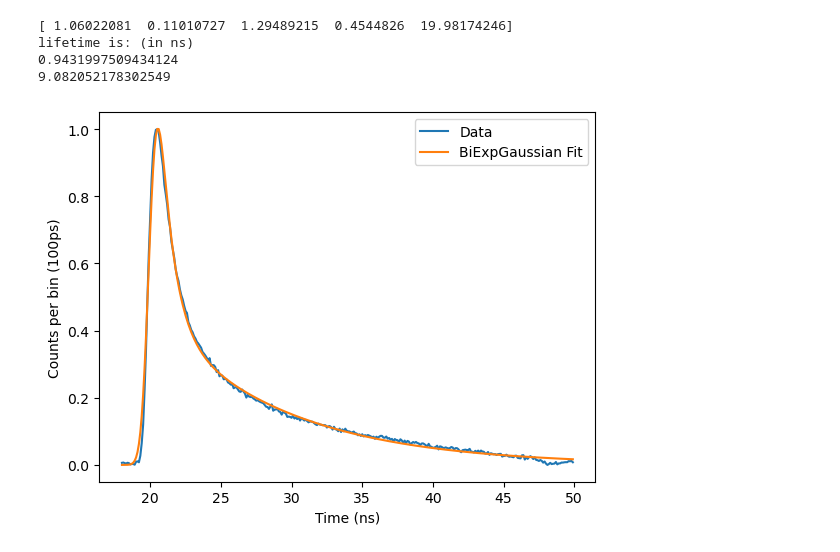
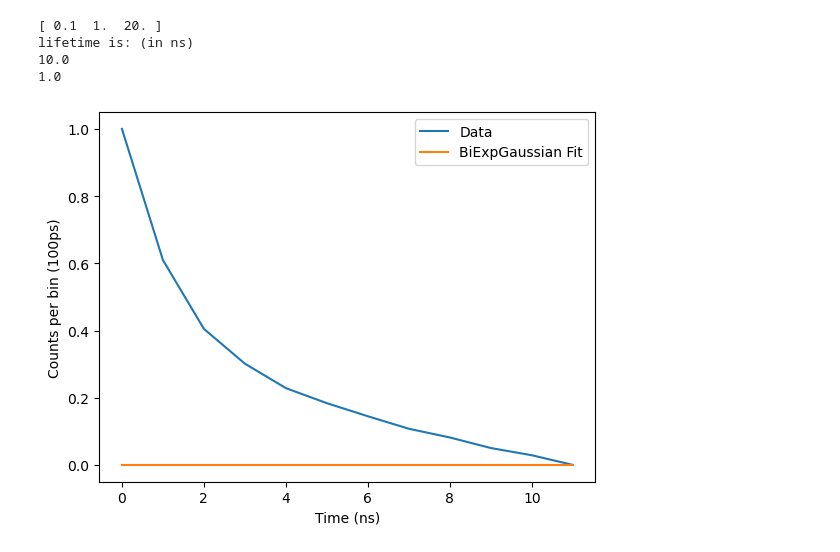
Before and after one commit to UW-Quantum-Defect-Lab/qdmodel, a Jupyter notebook: qdanalysis/timetagger_analysis/lifetimeanalysis.ipynb, the cells around one changed output. Cells and saved outputs as stored; diff of their text form; code cells hidden in the pictures.

```diff
--- a/qdanalysis/timetagger_analysis/lifetimeanalysis.ipynb
+++ b/qdanalysis/timetagger_analysis/lifetimeanalysis.ipynb
@@ -98,9 +111,12 @@ def read_multiple_text_files(file_paths):
     return a,b,l
 # %%
 # for off sample (bkg)
+bkg_data_file_name_50_bins = "Histogram_2025-08-05_111643_bkg_50.txt"
+bkg_data_file_name_12_bins = "Histogram_2025-08-05_111814_bkg_12.txt"
 # times, cts, num_files = read_multiple_text_files(['/Users/tommtommbom/Desktop/qdrepos/Data/20240827/530_30_bp_in_blankspot_1.5uW.txt'])
-times, cts, num_files = read_multiple_text_files(['/home/angel/work/imod-internship/code/data/530_30_bp_in_blankspot_1.5uW.txt'])
+# times, cts, num_files = read_multiple_text_files(['/home/angel/work/imod-internship/code/data/lifetime/tommy-lifetime/530_30_bp_in_blankspot_1.5uW.txt'])
+times, cts, num_files = read_multiple_text_files([f"{DATA_ABSOLUTE_PATH}{bkg_data_file_name_12_bins}"])
 plt.plot(times, cts) # 30 min integration time
 plt.xlabel('Time (ns)')
-plt.ylabel('Counts per bin (100ps)')
+plt.ylabel('Counts per bin')
 # %% [output]
@@ -110,10 +126,11 @@ Text(0, 0.5, 'Counts per bin (100ps)')
 # dot1 = ['2024_02_16/undoped_sio2/dot1/Histogram_2024-02-16_164853.txt', '2024_02_16/undoped_sio2/dot1/Histogram_2024-02-16_170058.txt', '2024_02_16/undoped_sio2/dot1/Histogram_2024-02-16_171116.txt']
 # dot2 = ['2024_02_16/undoped_sio2/dot2/Histogram_2024-02-16_182027.txt', '2024_02_16/undoped_sio2/dot2/Histogram_2024-02-16_205912.txt', '2024_02_16/undoped_sio2/dot2/Histogram_2024-02-16_211208.txt']
 # dot3 = ['2024_02_16/undoped_sio2/dot3/Histogram_2024-02-16_212316.txt', '2024_02_16/undoped_sio2/dot3/Histogram_2024-02-16_213333.txt','2024_02_16/undoped_sio2/dot3/Histogram_2024-02-16_214354.txt']
-dot1 = ['/home/angel/work/imod-internship/code/data/dotdata/dot1/Histogram_2024-02-16_164853.txt', '/home/angel/work/imod-internship/code/data/dotdata/dot1/Histogram_2024-02-16_170058.txt', '/home/angel/work/imod-internship/code/data/dotdata/dot1/Histogram_2024-02-16_171116.txt']
-dot2 = ['/home/angel/work/imod-internship/code/data/dotdata/dot2/Histogram_2024-02-16_182027.txt', '/home/angel/work/imod-internship/code/data/dotdata/dot2/Histogram_2024-02-16_205912.txt', '/home/angel/work/imod-internship/code/data/dotdata/dot2/Histogram_2024-02-16_211208.txt']
-dot3 = ['/home/angel/work/imod-internship/code/data/dotdata/dot3/Histogram_2024-02-16_212316.txt', '/home/angel/work/imod-internship/code/data/dotdata/dot3/Histogram_2024-02-16_213333.txt','/home/angel/work/imod-internship/code/data/dotdata/dot3/Histogram_2024-02-16_214354.txt']
-times_dot, cts_dot, num_files_dot = read_multiple_text_files(dot3)
-plt.plot(times_dot, cts_dot) # 30 min integration time
+# dot1 = ['/home/angel/work/imod-internship/code/data/dotdata/dot1/Histogram_2024-02-16_164853.txt', '/home/angel/work/imod-internship/code/data/dotdata/dot1/Histogram_2024-02-16_170058.txt', '/home/angel/work/imod-internship/code/data/dotdata/dot1/Histogram_2024-02-16_171116.txt']
+# dot2 = ['/home/angel/work/imod-internship/code/data/dotdata/dot2/Histogram_2024-02-16_182027.txt', '/home/angel/work/imod-internship/code/data/dotdata/dot2/Histogram_2024-02-16_205912.txt', '/home/angel/work/imod-internship/code/data/dotdata/dot2/Histogram_2024-02-16_211208.txt']
+# dot3 = ['/home/angel/work/imod-internship/code/data/dotdata/dot3/Histogram_2024-02-16_212316.txt', '/home/angel/work/imod-internship/code/data/dotdata/dot3/Histogram_2024-02-16_213333.txt','/home/angel/work/imod-internship/code/data/dotdata/dot3/Histogram_2024-02-16_214354.txt']
+data_file_name_12_bins = "Histogram_2025-08-05_111106_data_12_nodeadtime.txt"
+times_nv, cts_nv, num_files_nv = read_multiple_text_files([f"{DATA_ABSOLUTE_PATH}{data_file_name_12_bins}"])
+plt.plot(times_nv, cts_nv)
 # %% [output]
 [<matplotlib.lines.Line2D at 0x...>]
@@ -121,38 +138,49 @@ plt.plot(times_dot, cts_dot) # 30 min integration time
 # %%
-true_cts = cts_dot - cts # get rid of wierd bkg on sio2
+true_cts = cts_nv - cts
 true_cts = true_cts - min(true_cts) # normalize counts #PLAY WITH THIS, comment in and out to see what looks better
 true_cts = true_cts/max(true_cts) # normalize counts
 #plt.plot(times_dot, true_cts) # 30 min integration time)
 # scipt convolution for exponential and gaussian
 from scipy import special
-# a is tau1, b is tau2, c is amplitude of tau1, d is amplitude of tau2, f is the time offset of gaussian
-def expgaussian(x, a, b, c, d, f):
-    return c/2*np.exp(a/2*(2*f+a*0.449**2-2*x))*special.erfc((f+a*0.449**2-x)/(np.sqrt(2)*0.449))+d/2*np.exp(b/2*(2*f+b*0.449**2-2*x))*special.erfc((f+b*0.449**2-x)/(np.sqrt(2)*0.449))
-# https://arxiv.org/pdf/2201.03561.pdf
-def fit_expgaussian(x,y):
-    p0 = [0.1, 0.1, 1, 1, 20]  # Initial guess for the parameters
-    boundsp0 = ((0,0, 0, 0, 10),(20,20,100,100, 30))
+# # a is tau1, b is tau2, c is amplitude of tau1, d is amplitude of tau2, f is the time offset of gaussian
+# def expgaussian(x, a, b, c, d, f):
+#     return c/2*np.exp(a/2*(2*f+a*0.449**2-2*x))*special.erfc((f+a*0.449**2-x)/(np.sqrt(2)*0.449))+d/2*np.exp(b/2*(2*f+b*0.449**2-2*x))*special.erfc((f+b*0.449**2-x)/(np.sqrt(2)*0.449))
+# https://arxiv.org/pdf/2201.03561.pdf - where math function is coming from
+
+def expgaussian(x, a, c, f):
+    std = 0.417
+    return c/2*np.exp(a/2*(2*f+a*std**2-2*x))*special.erfc((f+a*std**2-x)/(np.sqrt(2)*std)) # std is global var defined in fit_gaussian function
+
+def fit_expgaussian(x, y):
+    # p0 = [0.1, 0.1, 1, 1, 20]  # Initial guess for the parameters?
+    a0 = 0.1
+    c0 = 1.0
+    f0 = 20.0
+
+    p0 = [a0, c0, f0]
+    # boundsp0 = ((0,0, 0, 0, 10),(20,20,100,100, 30))
+    boundsp0 = ((0, 0, 0),(20, 100, 30))
     popt, pcov = curve_fit(expgaussian, x, y, p0=p0, bounds = boundsp0, maxfev=10000, gtol = 1e-10)
     print(popt)
     # Plot the data and the fitted curve
     plt.plot(x, y, label='Data')
     plt.plot(x, expgaussian(x, *popt), label='ExpGaussian Fit')
     plt.xlabel('Time (ns)')
     plt.ylabel('Counts per bin (100ps)')
     plt.legend()
 
     # Add the FWHM to the legend
     plt.legend(['Data', 'BiExpGaussian Fit'])
     print("lifetime is: (in ns)")
     print(1/popt[0])
     print(1/popt[1])
     plt.show()
-fit_expgaussian(times_dot, true_cts) # 1.06 ns is FWHM of gaussian laser
+fit_expgaussian(times_nv, true_cts) # 1.06 ns is FWHM of gaussian laser
 
 # try doing one lifetime fit
 # %% [output]
-[ 1.06022081  0.11010727  1.29489215  0.4544826  19.98174246]
+[ 0.1  1.  20. ]
 lifetime is: (in ns)
-0.9431997509434124
-9.082052178302549
+10.0
+1.0
-[figure, old version]
+[figure, new version]
```
Also changed, not shown: parts of 6 cells of this notebook.
